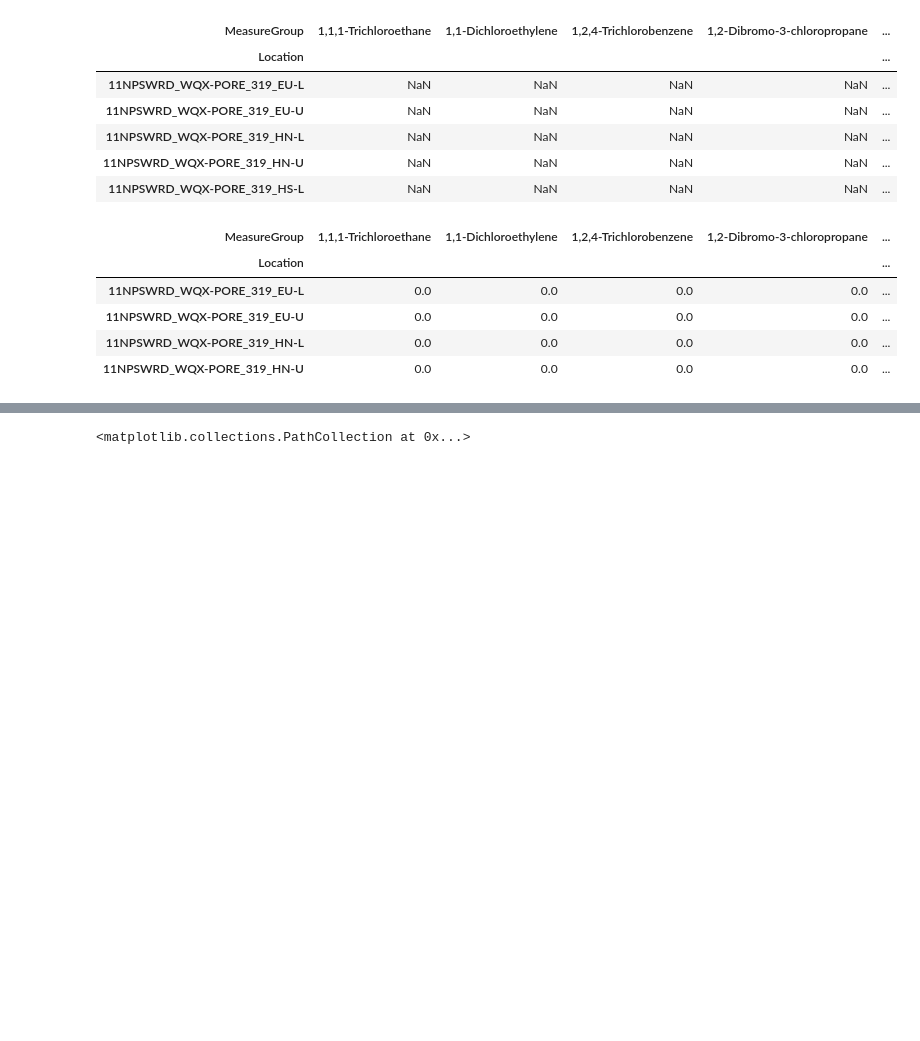
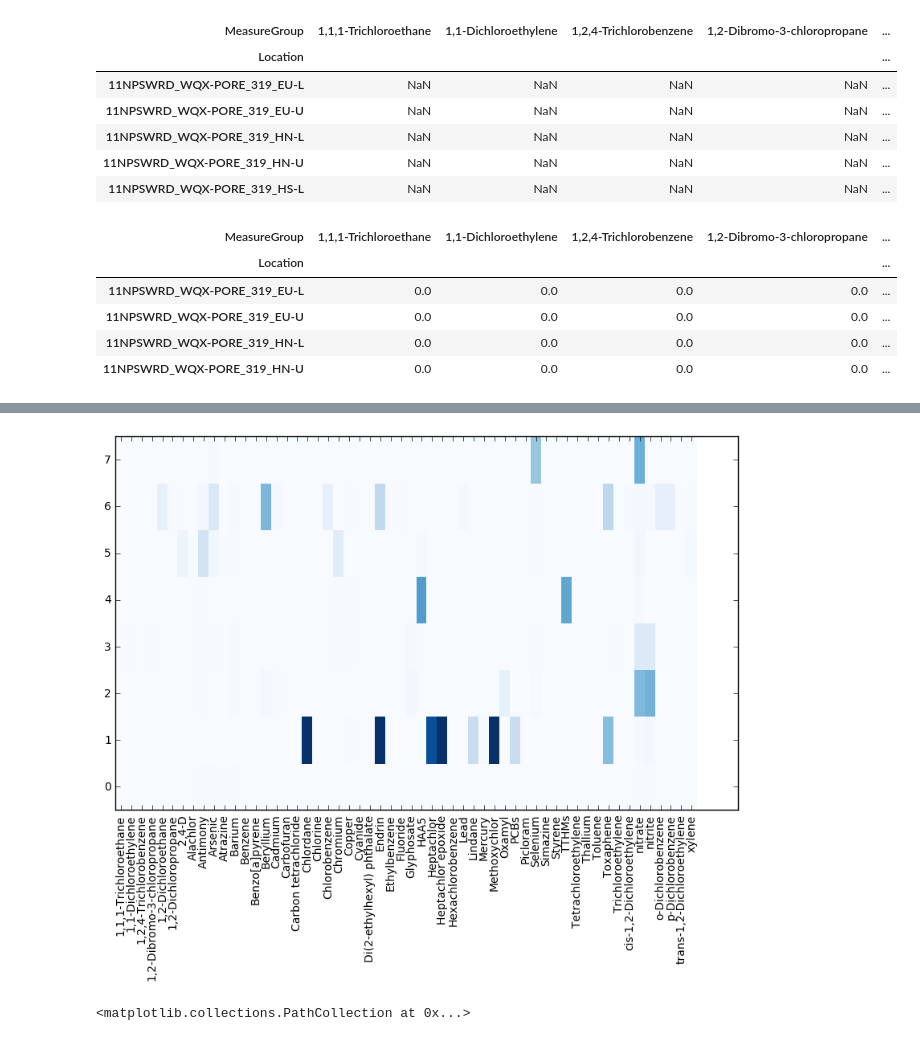
Before and after one commit to SeanU/waq, a Jupyter notebook: exploration/Water Clustering.ipynb, the cells around one changed output, grey strips where cells are left out. Saved outputs shown, nothing was run; the diff lists cells and outputs as text; code cells hidden in the pictures; blank space fills up the shorter version.

```diff
--- a/exploration/Water Clustering.ipynb
+++ b/exploration/Water Clustering.ipynb
@@ -142,3 +146,11 @@ pd.DataFrame(km.cluster_centers_, columns=normalized.columns)
+# %%
+# plt.imshow(centers, interpolation='nearest')
+plt.figure(figsize=(10,6))
+plt.pcolor(centers, cmap='Blues')
+yticks = plt.yticks(np.arange(0.5, len(centers.index), 1), centers.index)
+xticks = plt.xticks(np.arange(0.5, len(centers.columns), 1), centers.columns, rotation='vertical')
+# %% [output]
+[figure, added]
 # %%
 normalized['Cluster'] = clusters
 normalized.head(5)
```
Also changed, not shown: parts of 2 cells of this notebook, 7 other files.
